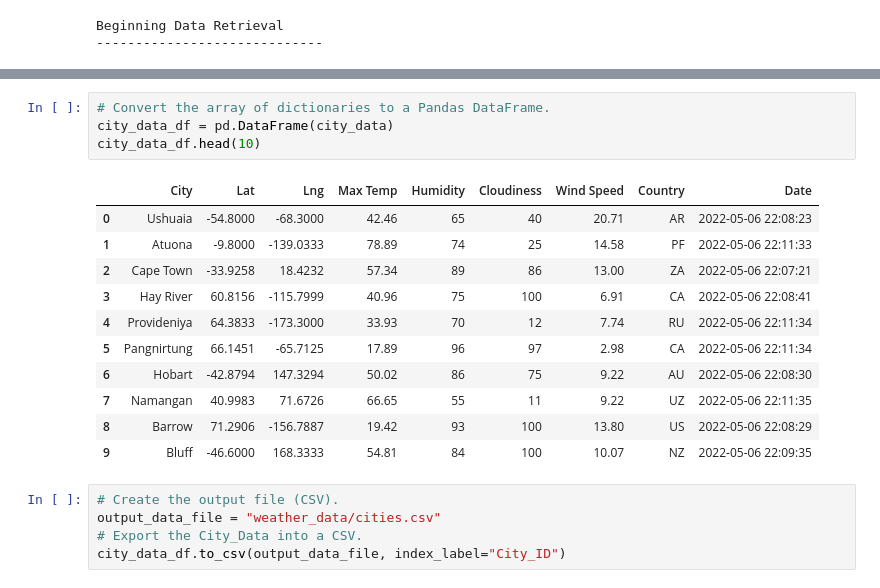
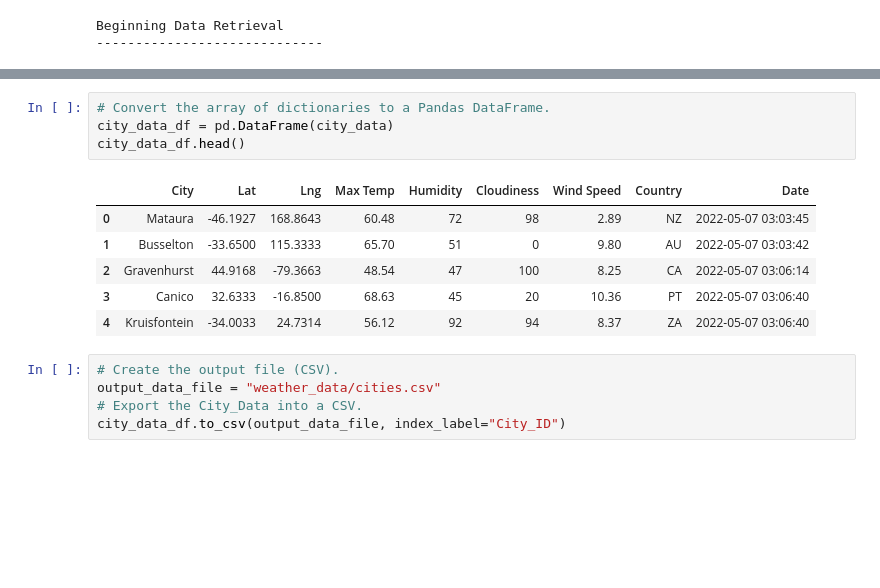
Before and after one commit to MariloyH/World_Weather_Analysis, a Jupyter notebook: WeatherPy.ipynb, the cells around one changed output, grey strips where cells are left out. Saved outputs shown, nothing was run; the diff lists cells and outputs as text; blank space fills up the shorter version.

```diff
--- a/WeatherPy.ipynb
+++ b/WeatherPy.ipynb
@@ -137,19 +137,14 @@ Data Retrieval Complete
 # %%
 # Convert the array of dictionaries to a Pandas DataFrame.
 city_data_df = pd.DataFrame(city_data)
-city_data_df.head(10)
+city_data_df.head()
 # %% [output]
 |  | City | Lat | Lng | Max Temp | Humidity | Cloudiness | Wind Speed | Country | Date |
-| 0 | Ushuaia | -54.8000 | -68.3000 | 42.46 | 65 | 40 | 20.71 | AR | 2022-05-06 22:08:23 |
-| 1 | Atuona | -9.8000 | -139.0333 | 78.89 | 74 | 25 | 14.58 | PF | 2022-05-06 22:11:33 |
-| 2 | Cape Town | -33.9258 | 18.4232 | 57.34 | 89 | 86 | 13.00 | ZA | 2022-05-06 22:07:21 |
-| 3 | Hay River | 60.8156 | -115.7999 | 40.96 | 75 | 100 | 6.91 | CA | 2022-05-06 22:08:41 |
-| 4 | Provideniya | 64.3833 | -173.3000 | 33.93 | 70 | 12 | 7.74 | RU | 2022-05-06 22:11:34 |
-| 5 | Pangnirtung | 66.1451 | -65.7125 | 17.89 | 96 | 97 | 2.98 | CA | 2022-05-06 22:11:34 |
-| 6 | Hobart | -42.8794 | 147.3294 | 50.02 | 86 | 75 | 9.22 | AU | 2022-05-06 22:08:30 |
-| 7 | Namangan | 40.9983 | 71.6726 | 66.65 | 55 | 11 | 9.22 | UZ | 2022-05-06 22:11:35 |
-| 8 | Barrow | 71.2906 | -156.7887 | 19.42 | 93 | 100 | 13.80 | US | 2022-05-06 22:08:29 |
-| 9 | Bluff | -46.6000 | 168.3333 | 54.81 | 84 | 100 | 10.07 | NZ | 2022-05-06 22:09:35 |
+| 0 | Mataura | -46.1927 | 168.8643 | 60.48 | 72 | 98 | 2.89 | NZ | 2022-05-07 03:03:45 |
+| 1 | Busselton | -33.6500 | 115.3333 | 65.70 | 51 | 0 | 9.80 | AU | 2022-05-07 03:03:42 |
+| 2 | Gravenhurst | 44.9168 | -79.3663 | 48.54 | 47 | 100 | 8.25 | CA | 2022-05-07 03:06:14 |
+| 3 | Canico | 32.6333 | -16.8500 | 68.63 | 45 | 20 | 10.36 | PT | 2022-05-07 03:06:40 |
+| 4 | Kruisfontein | -34.0033 | 24.7314 | 56.12 | 92 | 94 | 8.37 | ZA | 2022-05-07 03:06:40 |
 # %%
 # Create the output file (CSV).
 output_data_file = "weather_data/cities.csv"
```
Also changed, not shown: parts of 14 cells of this notebook, 5 other files.
